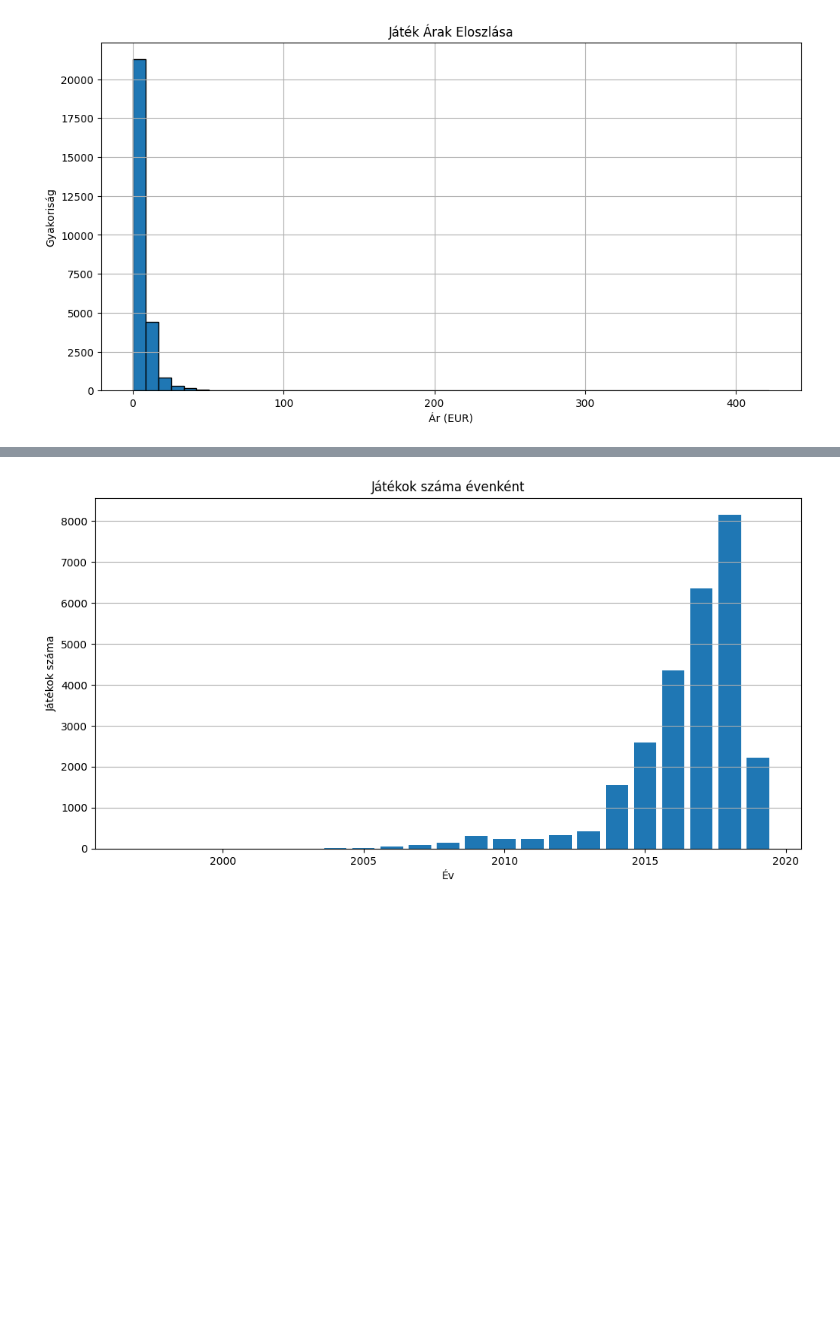
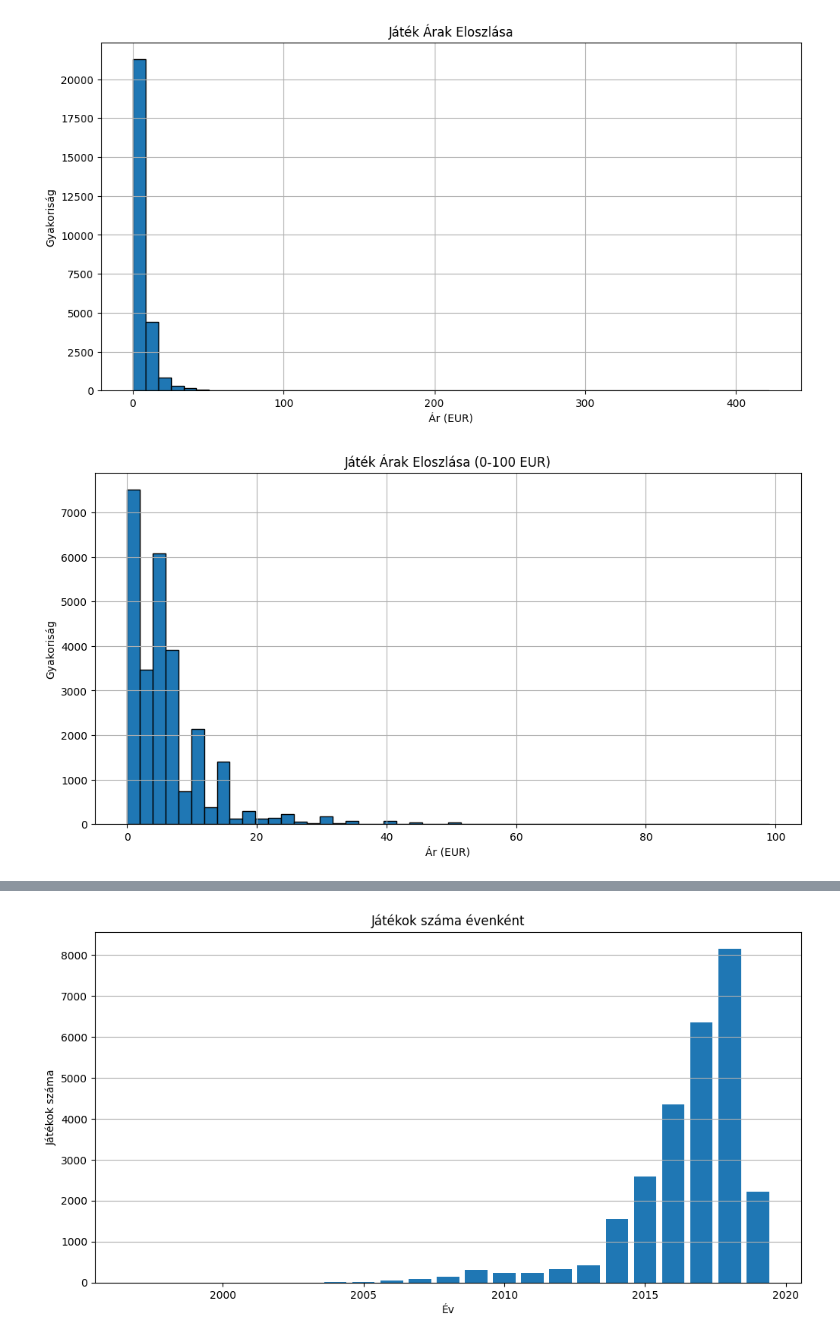
Before and after one commit to Ddavid111/videogame-data-analysis, a Jupyter notebook: notebooks/A.ipynb, the cells around one changed output, grey strips where cells are left out. Saved outputs shown, nothing was run; the diff lists cells and outputs as text; code cells hidden in the pictures; blank space fills up the shorter version.

```diff
--- a/notebooks/A.ipynb
+++ b/notebooks/A.ipynb
@@ -65,3 +76,15 @@ plt.grid(True)
 plt.show()
 # %% [output]
 [figure]
+# %%
+df_filtered_price = df[(df['price'] >= 0) & (df['price'] <= 100)]
+
+plt.figure(figsize=(12, 6))
+plt.hist(df_filtered_price['price'], bins=50, edgecolor='black')
+plt.title('Játék Árak Eloszlása (0-100 EUR)')
+plt.xlabel('Ár (EUR)')
+plt.ylabel('Gyakoriság')
+plt.grid(True)
+plt.show()
+# %% [output]
+[figure, added]
```
Also changed, not shown: parts of 23 cells of this notebook, 4 other files.
